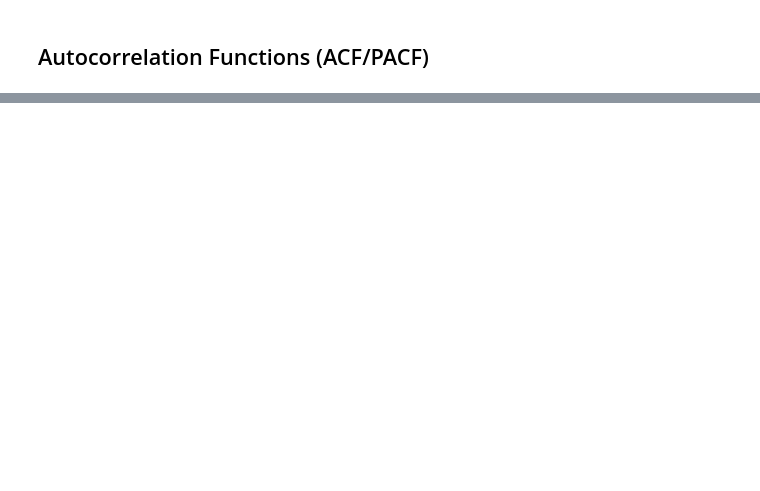
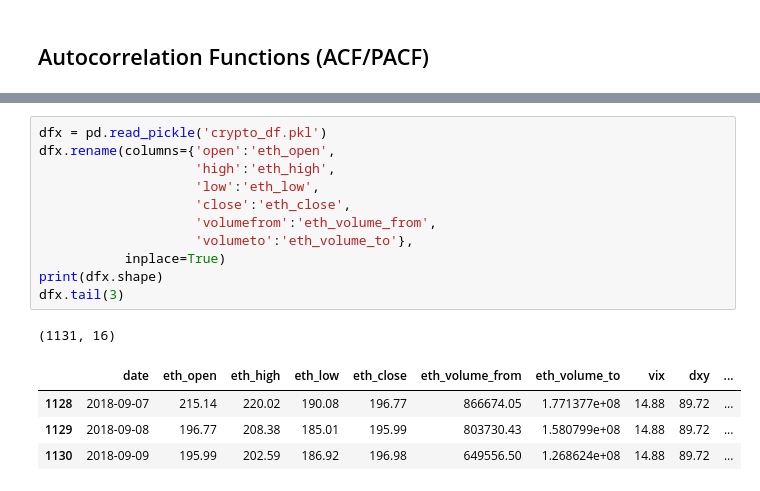
Before and after one commit to brianmcguckin/thinkful_unit_06_specializations, a Jupyter notebook: eth_ts.ipynb, the cells around one changed output, grey strips where cells are left out. Drawn from its saved outputs; the diff is of its cells as text; blank space fills up the shorter version.

```diff
--- a/eth_ts.ipynb
+++ b/eth_ts.ipynb
@@ -319,0 +316,17 @@ df_04ex.head()
+# %%
+dfx = pd.read_pickle('crypto_df.pkl')
+dfx.rename(columns={'open':'eth_open',
+                    'high':'eth_high',
+                    'low':'eth_low',
+                    'close':'eth_close',
+                    'volumefrom':'eth_volume_from',
+                    'volumeto':'eth_volume_to'},
+           inplace=True)
+print(dfx.shape)
+dfx.tail(3)
+# %% [output]
+(1131, 16)
+|  | date | eth_open | eth_high | eth_low | eth_close | eth_volume_from | eth_volume_to | vix | dxy | ... |
+| 1128 | 2018-09-07 | 215.14 | 220.02 | 190.08 | 196.77 | 866674.05 | 1.771377e+08 | 14.88 | 89.72 | ... |
+| 1129 | 2018-09-08 | 196.77 | 208.38 | 185.01 | 195.99 | 803730.43 | 1.580799e+08 | 14.88 | 89.72 | ... |
+| 1130 | 2018-09-09 | 195.99 | 202.59 | 186.92 | 196.98 | 649556.50 | 1.268624e+08 | 14.88 | 89.72 | ... |
```
Also changed, not shown: parts of 52 cells of this notebook, 2 other files.
